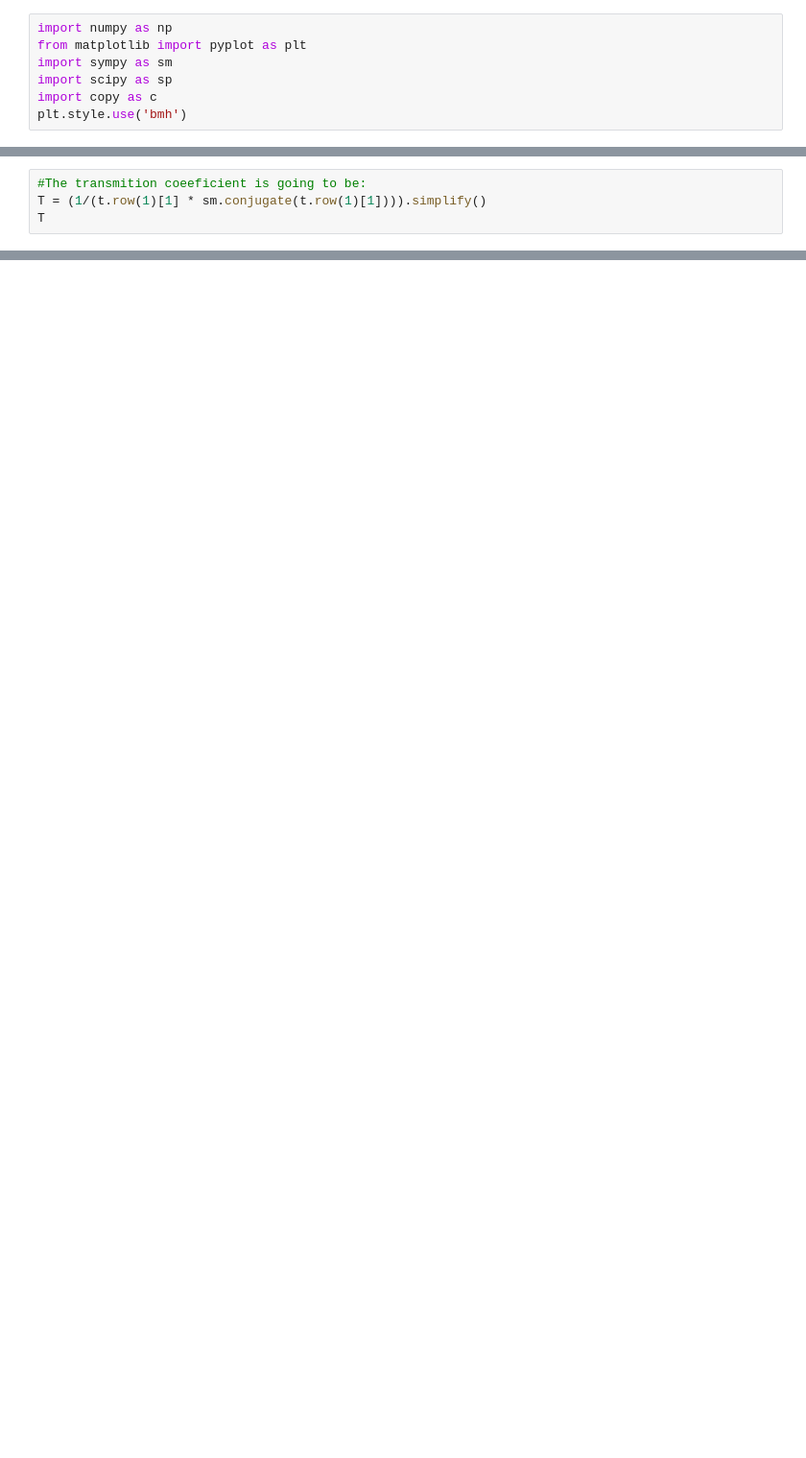
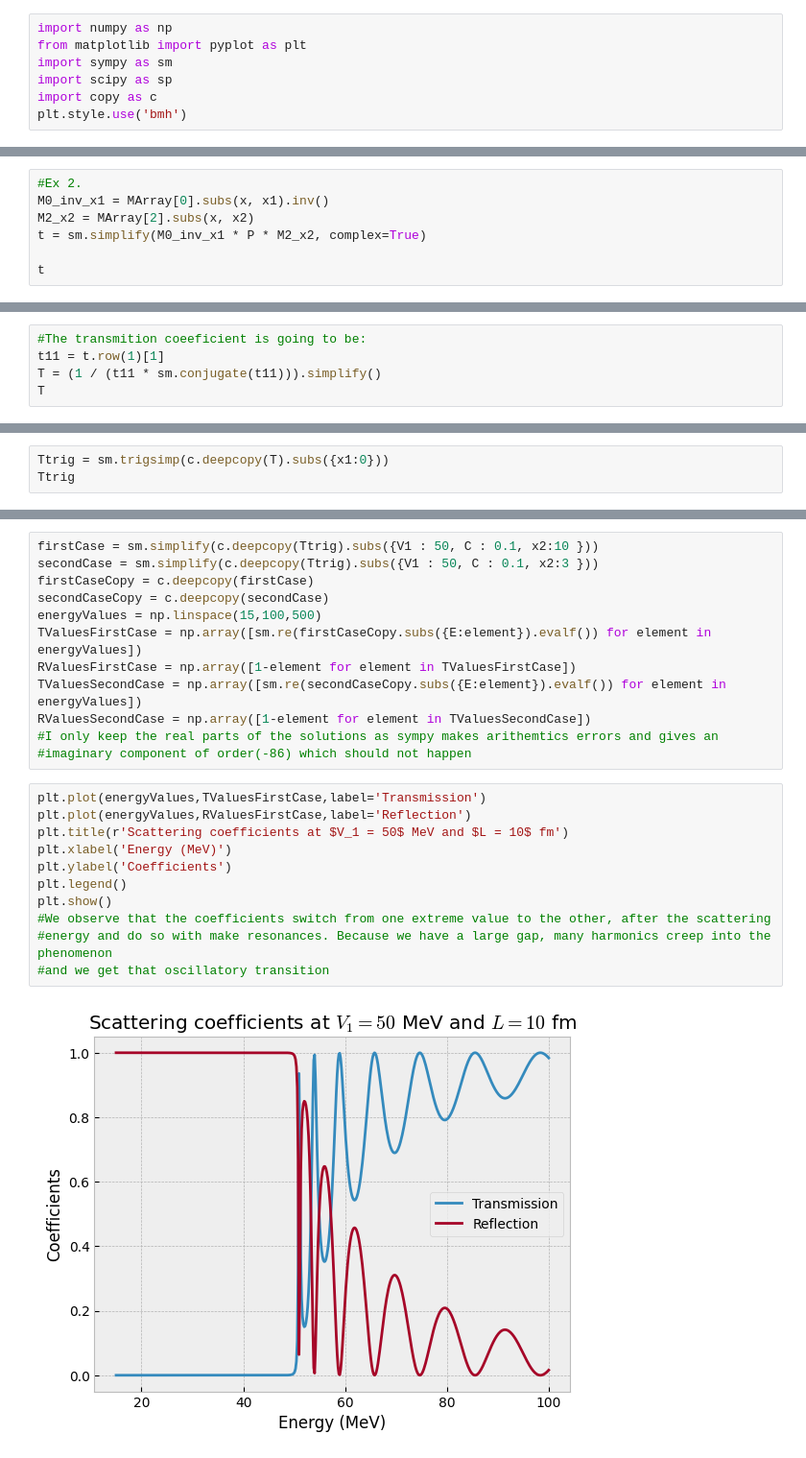
Before and after one commit to grk38/Quantum-Physics-Problems, a Jupyter notebook: exerciseSet_Scattering.ipynb, the cells around one changed output, grey strips where cells are left out. Shown at 96% size. Saved outputs shown, nothing was run; the diff lists cells and outputs as text; blank space fills up the shorter version.

Commit message:
Finally completed the whole set.Fixed all the problems.TODO should be deleted

```diff
--- a/exerciseSet_Scattering.ipynb
+++ b/exerciseSet_Scattering.ipynb
@@ -46,0 +43,7 @@ $\displaystyle \left[\begin{matrix}\frac{\left(C \left(E - V_{1}\right) \left(\s
+# %%
+#Ex 2.
+M0_inv_x1 = MArray[0].subs(x, x1).inv()
+M2_x2 = MArray[2].subs(x, x2)
+t = sm.simplify(M0_inv_x1 * P * M2_x2, complex=True)
+
+t
@@ -47,5 +52,6 @@ $\displaystyle \left[\begin{matrix}\frac{\left(C \left(E - V_{1}\right) \left(\s
 # %%
 #The transmition coeeficient is going to be:
-T = (1/(t.row(1)[1] * sm.conjugate(t.row(1)[1]))).simplify()
+t11 = t.row(1)[1]
+T = (1 / (t11 * sm.conjugate(t11))).simplify()
 T
 # %% [output]
@@ -83,0 +59,3 @@ plt.plot(energyValues,TValuesFirstCase)
+# %%
+Ttrig = sm.trigsimp(c.deepcopy(T).subs({x1:0}))
+Ttrig
@@ -83,0 +64,25 @@ plt.plot(energyValues,TValuesFirstCase)
+# %%
+firstCase = sm.simplify(c.deepcopy(Ttrig).subs({V1 : 50, C : 0.1, x2:10 }))
+secondCase = sm.simplify(c.deepcopy(Ttrig).subs({V1 : 50, C : 0.1, x2:3 }))
+firstCaseCopy = c.deepcopy(firstCase)
+secondCaseCopy = c.deepcopy(secondCase)
+energyValues = np.linspace(15,100,500)
+TValuesFirstCase = np.array([sm.re(firstCaseCopy.subs({E:element}).evalf()) for element in energyValues])
+RValuesFirstCase = np.array([1-element for element in TValuesFirstCase])
+TValuesSecondCase = np.array([sm.re(secondCaseCopy.subs({E:element}).evalf()) for element in energyValues])
+RValuesSecondCase = np.array([1-element for element in TValuesSecondCase])
+#I only keep the real parts of the solutions as sympy makes arithemtics errors and gives an
+#imaginary component of order(-86) which should not happen
+# %%
+plt.plot(energyValues,TValuesFirstCase,label='Transmission')
+plt.plot(energyValues,RValuesFirstCase,label='Reflection')
+plt.title(r'Scattering coefficients at $V_1 = 50$ MeV and $L = 10$ fm')
+plt.xlabel('Energy (MeV)')
+plt.ylabel('Coefficients')
+plt.legend()
+plt.show()
+#We observe that the coefficients switch from one extreme value to the other, after the scattering
+#energy and do so with make resonances. Because we have a large gap, many harmonics creep into the phenomenon
+#and we get that oscillatory transition
+# %% [output]
+[figure, added]
```
Also changed, not shown: parts of 17 cells of this notebook, 3 other files.
